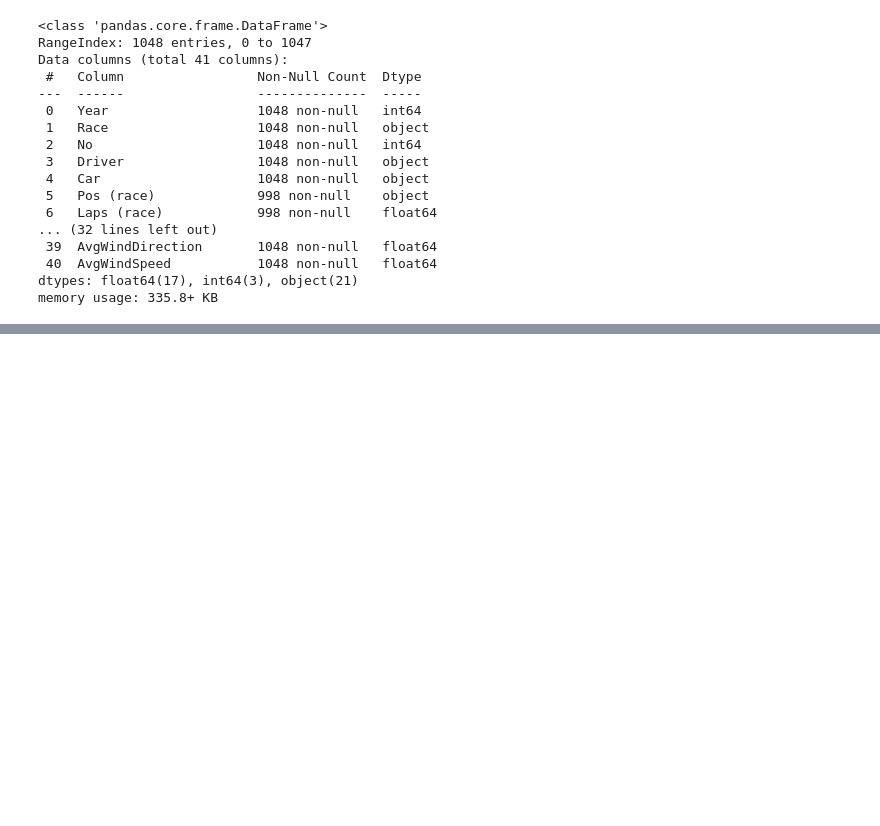
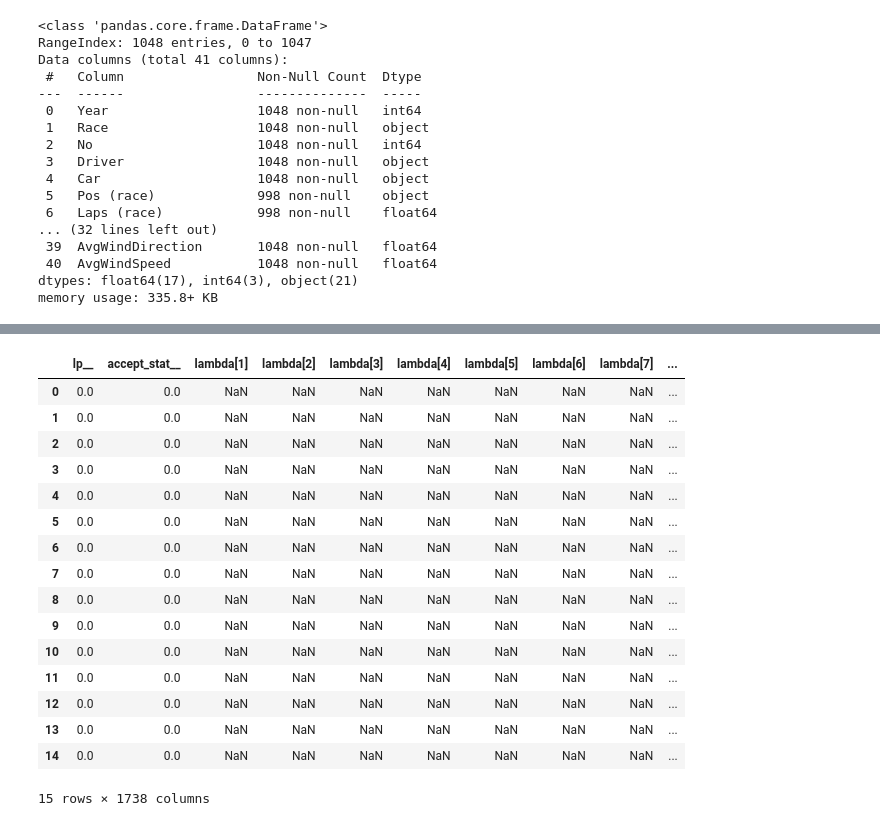
Before and after one commit to andrzejjnk/bayesian_f1, a Jupyter notebook: f1_project.ipynb, the cells around one changed output, grey strips where cells are left out. Saved outputs shown, nothing was run; the diff lists cells and outputs as text; code cells hidden in the pictures; blank space fills up the shorter version.

```diff
--- a/f1_project.ipynb
+++ b/f1_project.ipynb
@@ -286,0 +431,19 @@ memory usage: 266.6+ KB
+# %%
+df = pd.read_csv('data_processing/processed_data.csv')
+
+# Przekształć dane na format listy lub numpy arrays
+# qualifying_positions = [1.0, 2.0, 3.0, 4.0, 5.0]
+# driver_skills = [1.0, 2.0, 3.0, 4.0, 5.0]
+# car_skills = [1.0, 2.0, 3.0, 4.0, 5.0]
+qualifying_positions = df['Pos (qualifying)'].values
+driver_skills = df['Driver'].values
+car_skills = df['Car'].values
+
+
+R = 866
+data_dict = {
+    'N': R,
+    'qualifying_positions': qualifying_positions,
+    'driver_skills': driver_skills,
+    'car_skills': car_skills
+}
@@ -286,0 +480,21 @@ memory usage: 266.6+ KB
+# %%
+dff = fit.draws_pd()
+dff.head(15)
+# %% [output]
+|  | lp__ | accept_stat__ | lambda[1] | lambda[2] | lambda[3] | lambda[4] | lambda[5] | lambda[6] | lambda[7] | ... |
+| 0 | 0.0 | 0.0 | NaN | NaN | NaN | NaN | NaN | NaN | NaN | ... |
+| 1 | 0.0 | 0.0 | NaN | NaN | NaN | NaN | NaN | NaN | NaN | ... |
+| 2 | 0.0 | 0.0 | NaN | NaN | NaN | NaN | NaN | NaN | NaN | ... |
+| 3 | 0.0 | 0.0 | NaN | NaN | NaN | NaN | NaN | NaN | NaN | ... |
+| 4 | 0.0 | 0.0 | NaN | NaN | NaN | NaN | NaN | NaN | NaN | ... |
+| 5 | 0.0 | 0.0 | NaN | NaN | NaN | NaN | NaN | NaN | NaN | ... |
+| 6 | 0.0 | 0.0 | NaN | NaN | NaN | NaN | NaN | NaN | NaN | ... |
+| 7 | 0.0 | 0.0 | NaN | NaN | NaN | NaN | NaN | NaN | NaN | ... |
+| 8 | 0.0 | 0.0 | NaN | NaN | NaN | NaN | NaN | NaN | NaN | ... |
+| 9 | 0.0 | 0.0 | NaN | NaN | NaN | NaN | NaN | NaN | NaN | ... |
+| 10 | 0.0 | 0.0 | NaN | NaN | NaN | NaN | NaN | NaN | NaN | ... |
+| 11 | 0.0 | 0.0 | NaN | NaN | NaN | NaN | NaN | NaN | NaN | ... |
+| 12 | 0.0 | 0.0 | NaN | NaN | NaN | NaN | NaN | NaN | NaN | ... |
+| 13 | 0.0 | 0.0 | NaN | NaN | NaN | NaN | NaN | NaN | NaN | ... |
+| 14 | 0.0 | 0.0 | NaN | NaN | NaN | NaN | NaN | NaN | NaN | ... |
+15 rows × 1738 columns
```
Also changed, not shown: parts of 20 cells of this notebook, 8 other files.
